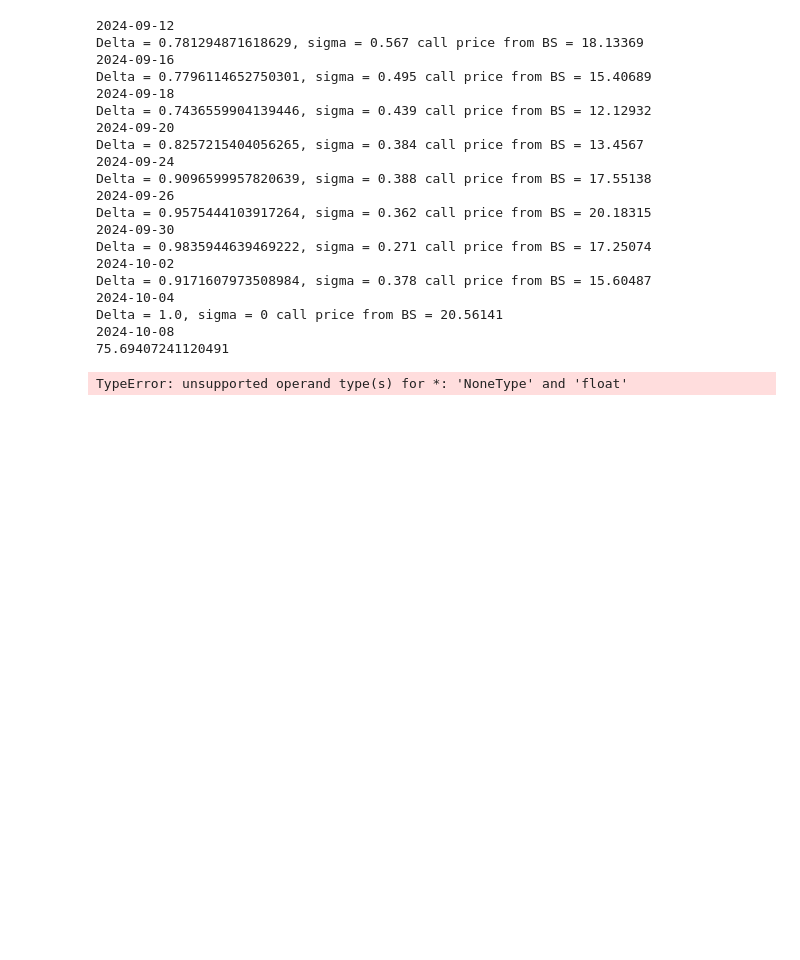
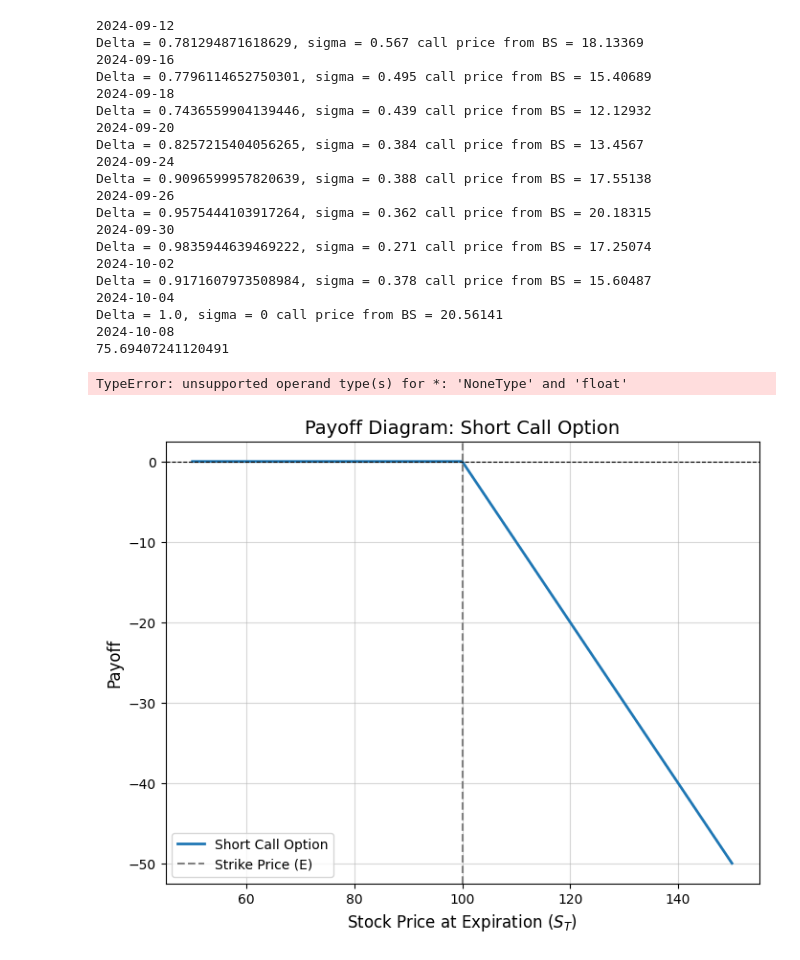
Before and after one commit to temef/firma_project, a Jupyter notebook: hedging.ipynb, the cells around one changed output. Cells and saved outputs as stored; diff of their text form; code cells hidden in the pictures; blank space fills up the shorter version.

```diff
--- a/hedging.ipynb
+++ b/hedging.ipynb
@@ -260,3 +260,32 @@ Delta = 1.0, sigma = 0 call price from BS = 20.56141
 2024-10-08
 75.69407241120491
 TypeError: unsupported operand type(s) for *: 'NoneType' and 'float'
+# %%
+# Reimporting libraries and plotting again due to execution state reset
+import matplotlib.pyplot as plt
+import numpy as np
+
+# Define parameters for the short call option
+strike_price = 100  # Strike price (E)
+stock_prices = np.linspace(50, 150, 500)  # Range of stock prices at expiration (S_T)
+
+# Calculate the payoff for the short call option
+payoff = np.minimum(0, -(stock_prices - strike_price))
+
+# Plot the payoff diagram
+plt.figure(figsize=(8, 6))
+plt.plot(stock_prices, payoff, label="Short Call Option", linewidth=2)
+
+# Add strike price as a reference
+plt.axvline(x=strike_price, color="gray", linestyle="--", label="Strike Price (E)")
+plt.axhline(0, color="black", linewidth=0.8, linestyle="--")  # Zero payoff line
+
+# Customize the plot
+plt.title("Payoff Diagram: Short Call Option", fontsize=14)
+plt.xlabel("Stock Price at Expiration ($S_T$)", fontsize=12)
+plt.ylabel("Payoff", fontsize=12)
+plt.legend(fontsize=10)
+plt.grid(alpha=0.5)
+plt.show()
+# %% [output]
+[figure, added]
```
Also changed, not shown: parts of 2 cells of this notebook, 8 other files.
